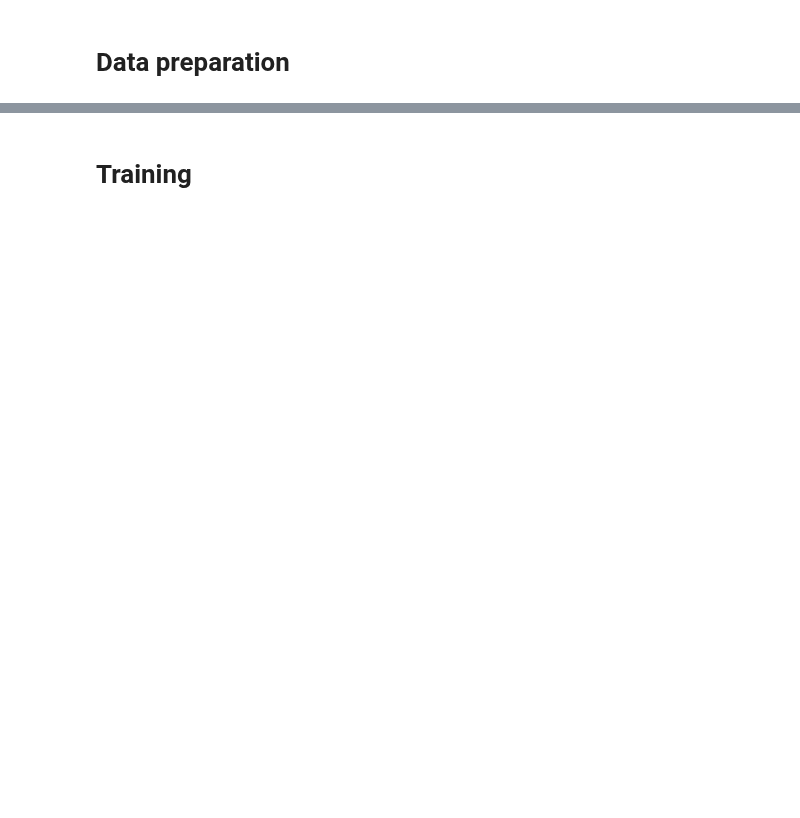
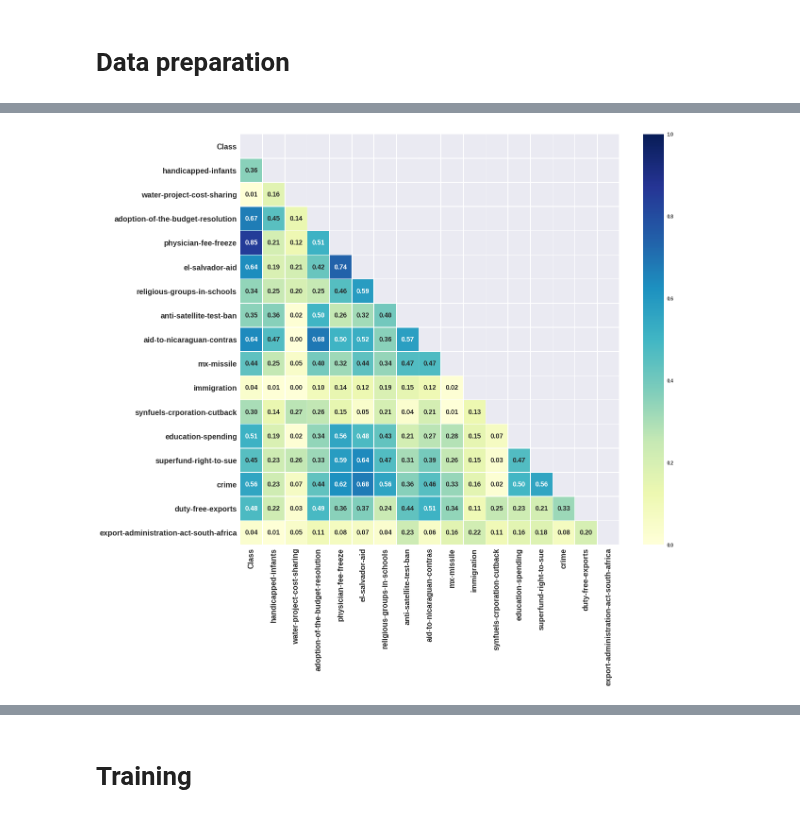
Before and after one commit to hitimr/ML_2020, a Jupyter notebook: Ex1/voting/voiting_mlp.ipynb, the cells around one changed output, grey strips where cells are left out. Drawn from its saved outputs; the diff is of its cells as text; code cells hidden in the pictures; blank space fills up the shorter version.

```diff
--- a/Ex1/voting/voiting_mlp.ipynb
+++ b/Ex1/voting/voiting_mlp.ipynb
@@ -26,3 +26,9 @@ df_test = pd.read_csv('Datasets/Congressional_Voting/CongressionalVotingID.shuf.
 # %% [markdown]
 # Data exploration
 Data consinst out of of class for the classification and the instances are mostly "y,n,unknown".
+# %%
+df_train = pd.read_csv('Datasets/Congressional_Voting/CongressionalVotingID.shuf.train.csv').drop("ID",axis = 1)
+df_test = pd.read_csv('Datasets/Congressional_Voting/CongressionalVotingID.shuf.test.csv').drop("ID",axis = 1)
+
+df_train = df_train.rename(columns={"class": "Class"})
+df_train
@@ -32,6 +105,8 @@ Data consinst out of of class for the classification and the instances are mostl
 df_train = df_train.replace("n",1)
 df_train = df_train.replace("y",2)
 df_train = df_train.replace("unknown",0)
+df_train = df_train.replace("republican",0)
+df_train = df_train.replace("democrat",1)
 
 df_test = df_test.replace("n",1)
 df_test = df_test.replace("y",2)
@@ -38,0 +134,4 @@ df_test = df_test.replace("unknown",0)
+# %%
+corr_to_class_stripped = functions.plot_corr_heatmap(df_train, ticksfont=16)
+# %% [output]
+[figure, added]
```
Also changed, not shown: parts of 27 cells of this notebook, 1 other file.
